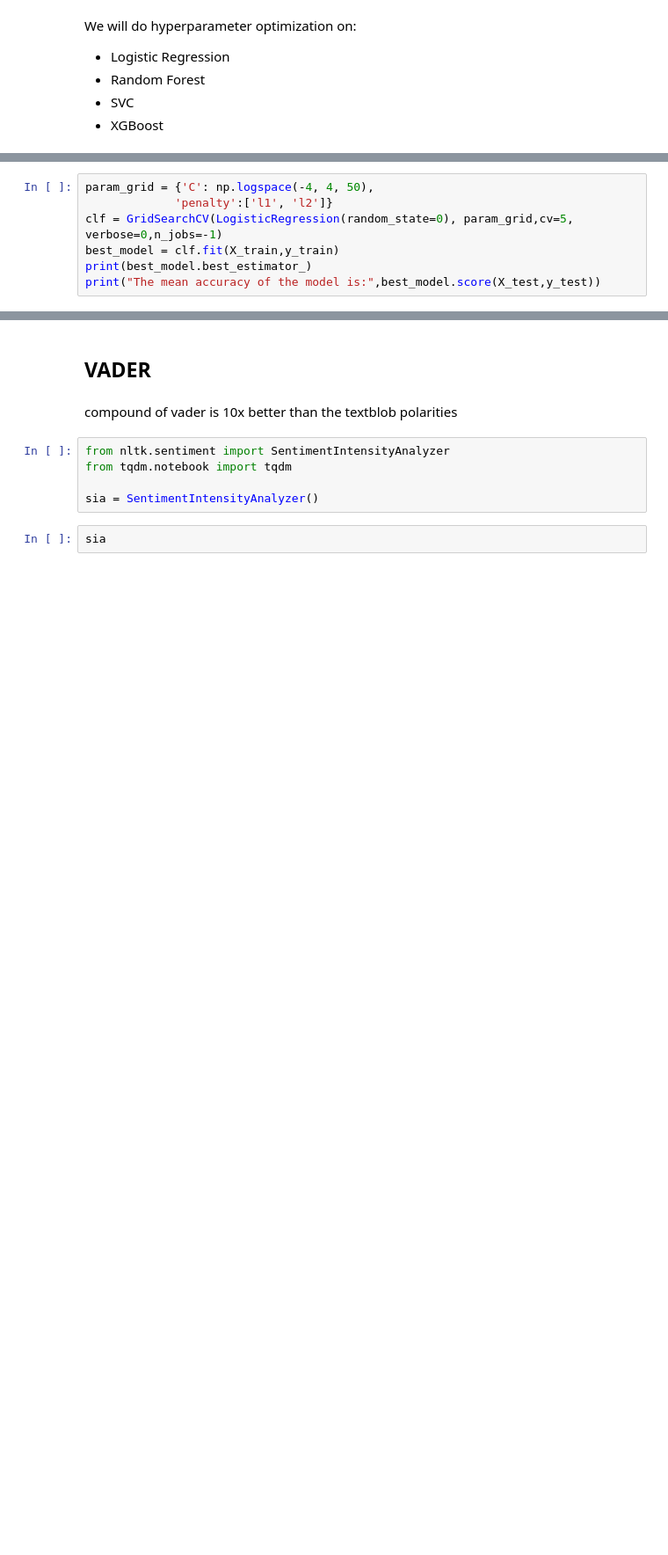
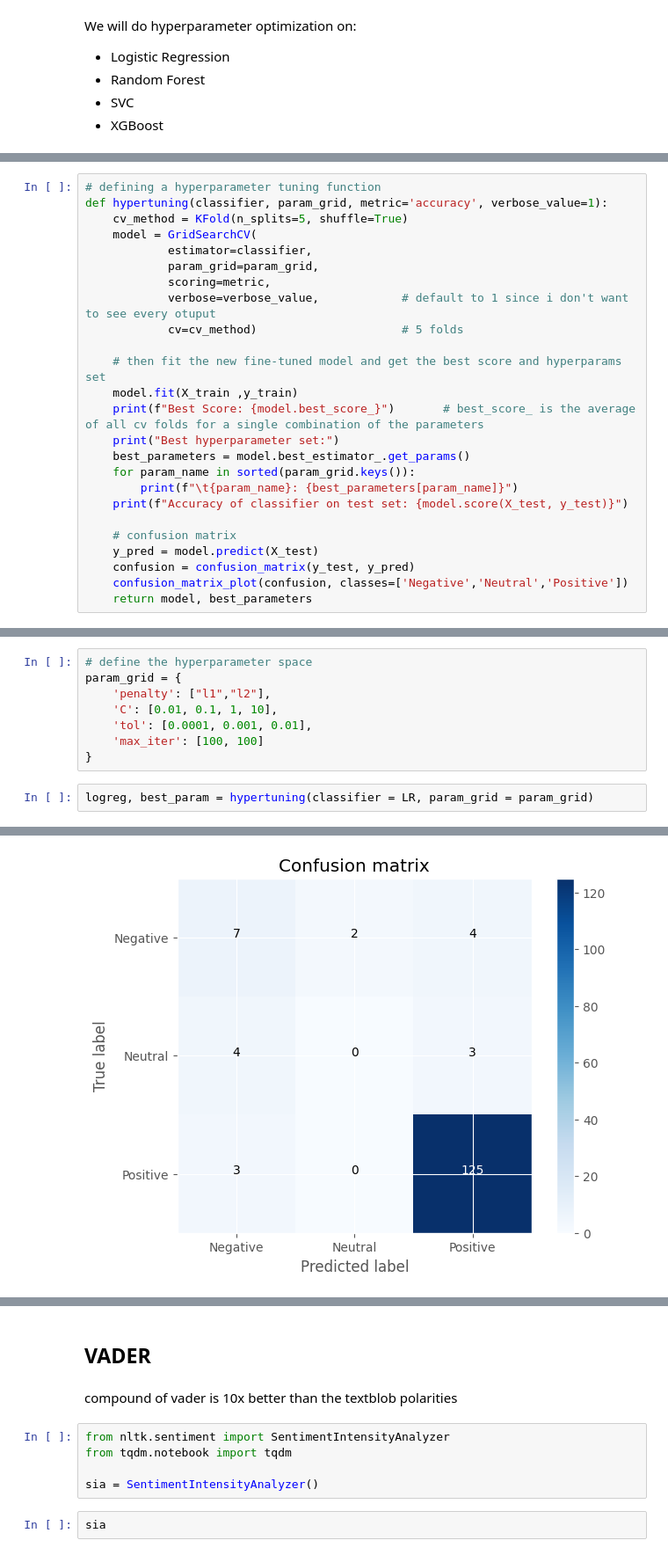
Before and after one commit to DavidAlexanderMoe/Sentiment-Analysis-and-Web-Scraping, a Jupyter notebook: Scripts/Analysis/4. Model Selection and Evaluation.ipynb, the cells around one changed output, grey strips where cells are left out. Shown at 88% size. Cells and saved outputs as stored; diff of their text form; blank space fills up the shorter version.

```diff
--- a/Scripts/Analysis/4. Model Selection and Evaluation.ipynb
+++ b/Scripts/Analysis/4. Model Selection and Evaluation.ipynb
@@ -188,7 +122,0 @@ from hyperopt import STATUS_OK, Trials, fmin, hp, tpe
-# %%
-param_grid = {'C': np.logspace(-4, 4, 50),
-             'penalty':['l1', 'l2']}
-clf = GridSearchCV(LogisticRegression(random_state=0), param_grid,cv=5, verbose=0,n_jobs=-1)
-best_model = clf.fit(X_train,y_train)
-print(best_model.best_estimator_)
-print("The mean accuracy of the model is:",best_model.score(X_test,y_test))
@@ -199,0 +123,25 @@ KeyboardInterrupt:
+# %%
+# defining a hyperparameter tuning function
+def hypertuning(classifier, param_grid, metric='accuracy', verbose_value=1):
+    cv_method = KFold(n_splits=5, shuffle=True)
+    model = GridSearchCV(
+            estimator=classifier,
+            param_grid=param_grid,
+            scoring=metric,
+            verbose=verbose_value,            # default to 1 since i don't want to see every otuput
+            cv=cv_method)                     # 5 folds
+
+    # then fit the new fine-tuned model and get the best score and hyperparams set
+    model.fit(X_train ,y_train)
+    print(f"Best Score: {model.best_score_}")       # best_score_ is the average of all cv folds for a single combination of the parameters
+    print("Best hyperparameter set:")
+    best_parameters = model.best_estimator_.get_params()
+    for param_name in sorted(param_grid.keys()):
+        print(f"\t{param_name}: {best_parameters[param_name]}")
+    print(f"Accuracy of classifier on test set: {model.score(X_test, y_test)}")
+
+    # confusion matrix
+    y_pred = model.predict(X_test)
+    confusion = confusion_matrix(y_test, y_pred)
+    confusion_matrix_plot(confusion, classes=['Negative','Neutral','Positive'])
+    return model, best_parameters
@@ -199,0 +191,11 @@ KeyboardInterrupt:
+# %%
+# define the hyperparameter space
+param_grid = {
+    'penalty': ["l1","l2"],
+    'C': [0.01, 0.1, 1, 10],
+    'tol': [0.0001, 0.001, 0.01],
+    'max_iter': [100, 100]
+}
+# %%
+logreg, best_param = hypertuning(classifier = LR, param_grid = param_grid)
+# %% [output]
@@ -199,0 +210 @@ KeyboardInterrupt:
+[figure, added]
```
Also changed, not shown: parts of 34 cells of this notebook.
